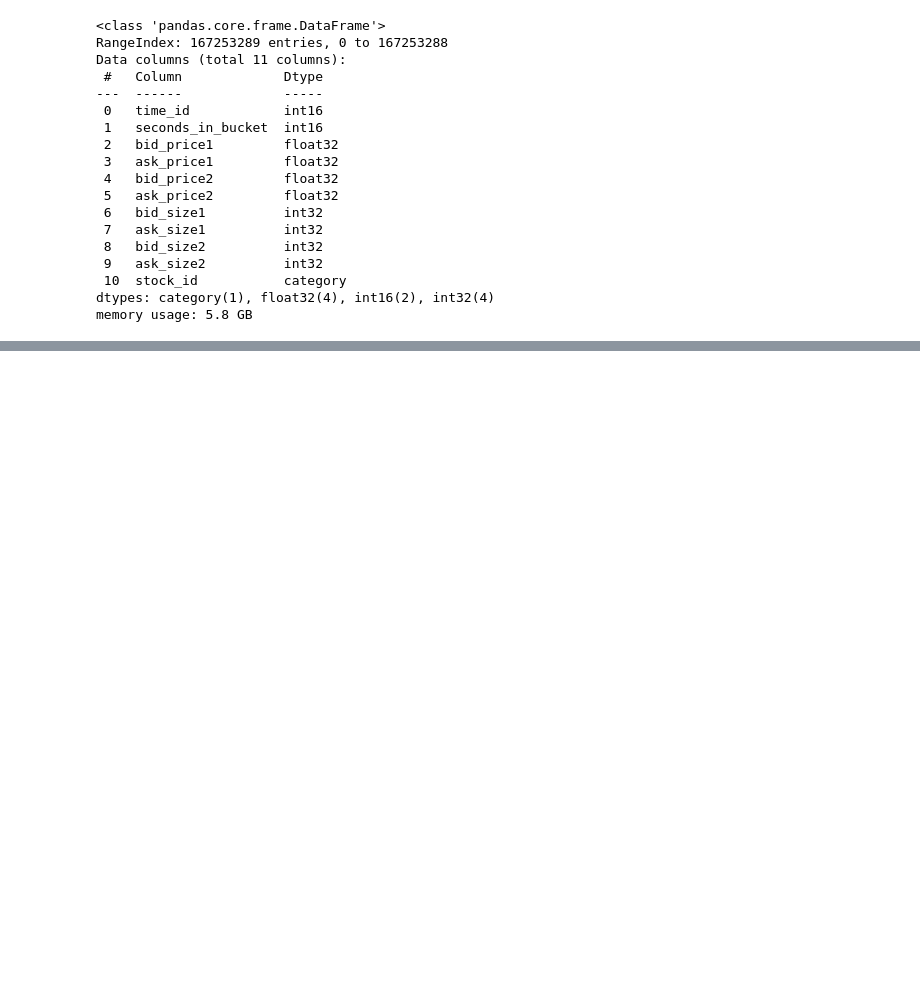
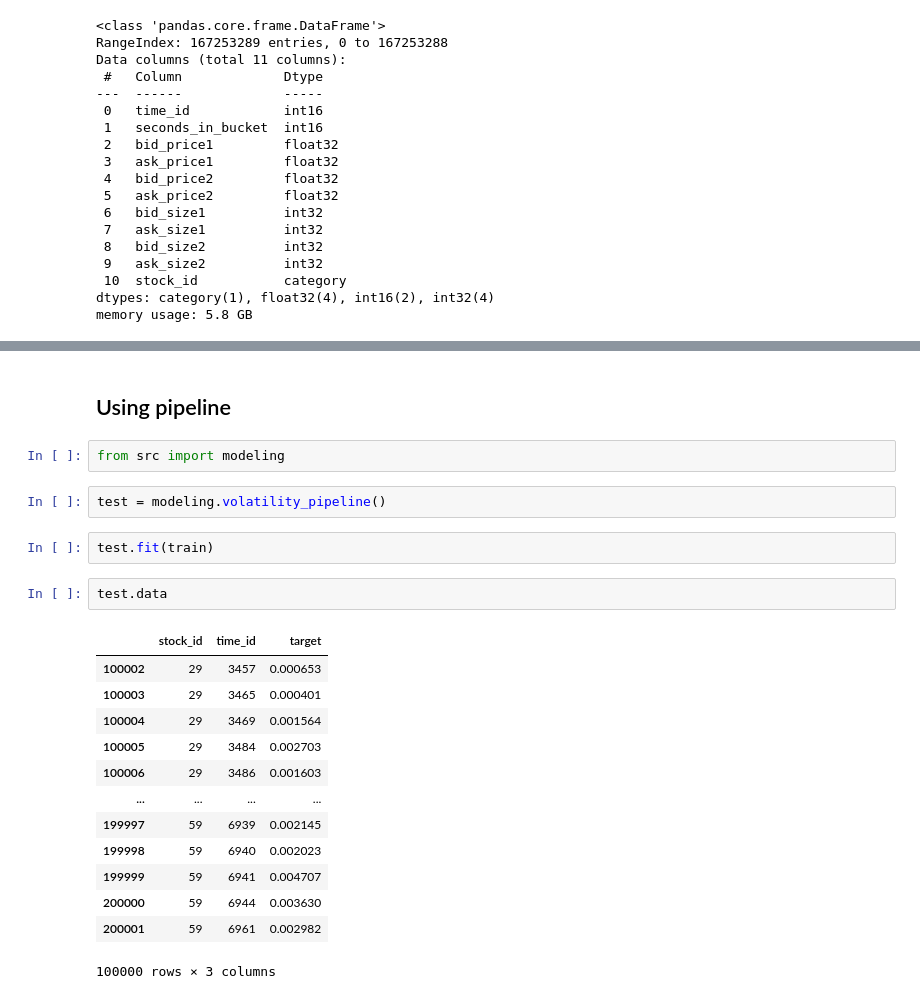
Before and after one commit to Luv2bnanook44/volatility_predictor_optiver, a Jupyter notebook: workspace.ipynb, the cells around one changed output, grey strips where cells are left out. Saved outputs shown, nothing was run; the diff lists cells and outputs as text; blank space fills up the shorter version.

```diff
--- a/workspace.ipynb
+++ b/workspace.ipynb
@@ -79,0 +126,24 @@ book_df[['time_id', 'bid_price1', 'bid_price2']].set_index('time_id').iloc[:5000
+# %% [markdown]
+## Using pipeline
+# %%
+from src import modeling
+# %%
+test = modeling.volatility_pipeline()
+# %%
+test.fit(train)
+# %%
+test.data
+# %% [output]
+|  | stock_id | time_id | target |
+| 100002 | 29 | 3457 | 0.000653 |
+| 100003 | 29 | 3465 | 0.000401 |
+| 100004 | 29 | 3469 | 0.001564 |
+| 100005 | 29 | 3484 | 0.002703 |
+| 100006 | 29 | 3486 | 0.001603 |
+| ... | ... | ... | ... |
+| 199997 | 59 | 6939 | 0.002145 |
+| 199998 | 59 | 6940 | 0.002023 |
+| 199999 | 59 | 6941 | 0.004707 |
+| 200000 | 59 | 6944 | 0.003630 |
+| 200001 | 59 | 6961 | 0.002982 |
+100000 rows × 3 columns
```
Also changed, not shown: parts of 7 cells of this notebook, 1 other file.
